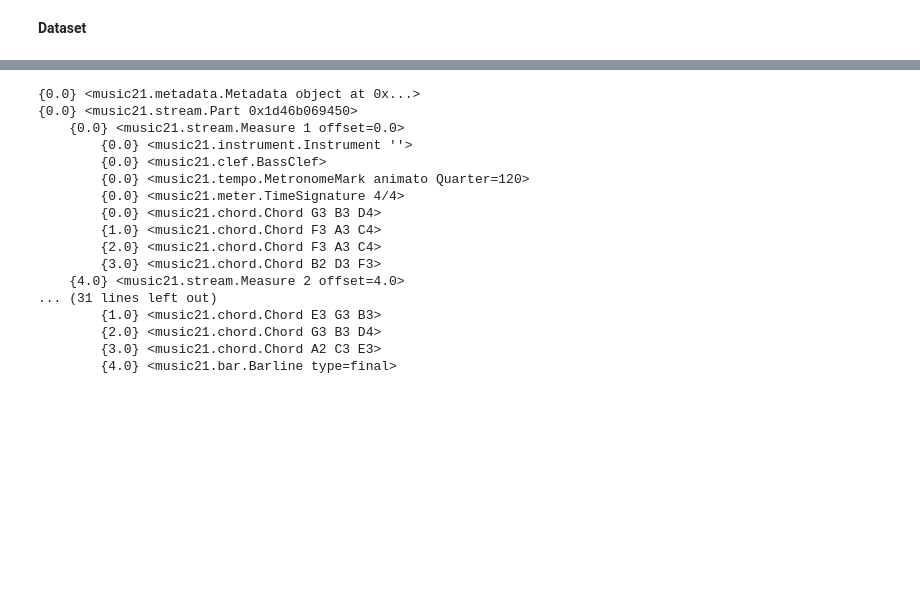
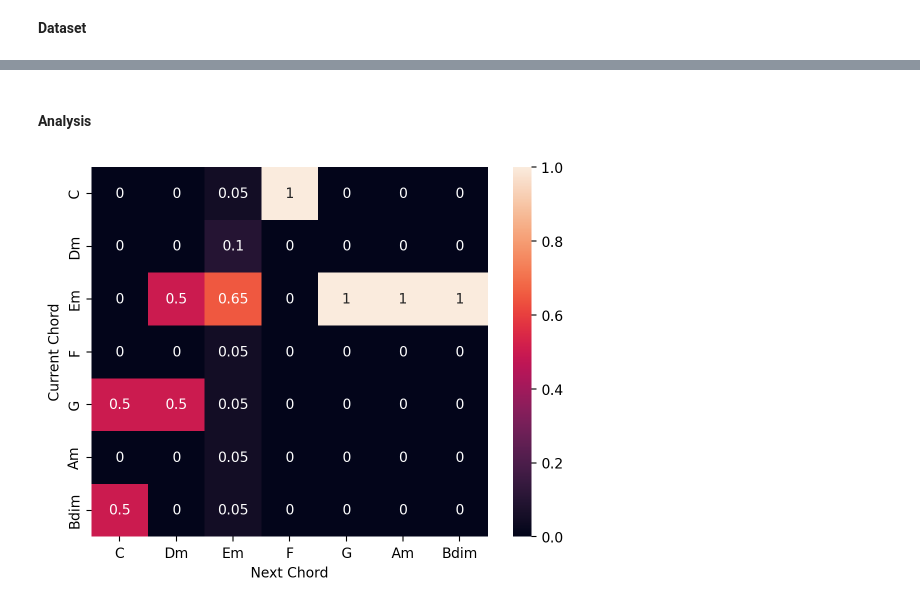
Before and after one commit to Mah514/RL-Music-Composer, a Jupyter notebook: MelodyAI.ipynb, the cells around one changed output, grey strips where cells are left out. Saved outputs shown, nothing was run; the diff lists cells and outputs as text; code cells hidden in the pictures; blank space fills up the shorter version.

```diff
--- a/MelodyAI.ipynb
+++ b/MelodyAI.ipynb
@@ -332,22 +371,15 @@ generated_composition.write('midi', fp='model_output_2.mid')
-# %%
-# Read song mid file and show the notes using music21
-song = converter.parse('model_output_2.mid')
-song.show('text')
-# %% [output]
-{0.0} <music21.metadata.Metadata object at 0x...>
-{0.0} <music21.stream.Part 0x1d46b069450>
-    {0.0} <music21.stream.Measure 1 offset=0.0>
-        {0.0} <music21.instrument.Instrument ''>
-        {0.0} <music21.clef.BassClef>
-        {0.0} <music21.tempo.MetronomeMark animato Quarter=120>
-        {0.0} <music21.meter.TimeSignature 4/4>
-        {0.0} <music21.chord.Chord G3 B3 D4>
-        {1.0} <music21.chord.Chord F3 A3 C4>
-        {2.0} <music21.chord.Chord F3 A3 C4>
-        {3.0} <music21.chord.Chord B2 D3 F3>
-    {4.0} <music21.stream.Measure 2 offset=4.0>
-... (31 lines left out)
-        {1.0} <music21.chord.Chord E3 G3 B3>
-        {2.0} <music21.chord.Chord G3 B3 D4>
-        {3.0} <music21.chord.Chord A2 C3 E3>
-        {4.0} <music21.bar.Barline type=final>
+# %% [markdown]
+#### Analysis
+# %%
+# Plot the transition matrix for the generated song
+import seaborn as sns
+transition_matrix = np.zeros((action_size, action_size))
+for i in range(len(generated_chords) - 1):
+    transition_matrix[generated_chords[i]][generated_chords[i + 1]] += 1
+transition_matrix = transition_matrix / np.sum(transition_matrix, axis=1)
+sns.heatmap(transition_matrix, annot=True, xticklabels=chords, yticklabels=chords)
+plt.xlabel('Next Chord')
+plt.ylabel('Current Chord')
+plt.show()
+# %% [output]
+[figure, added]
```
Also changed, not shown: parts of 9 cells of this notebook.
